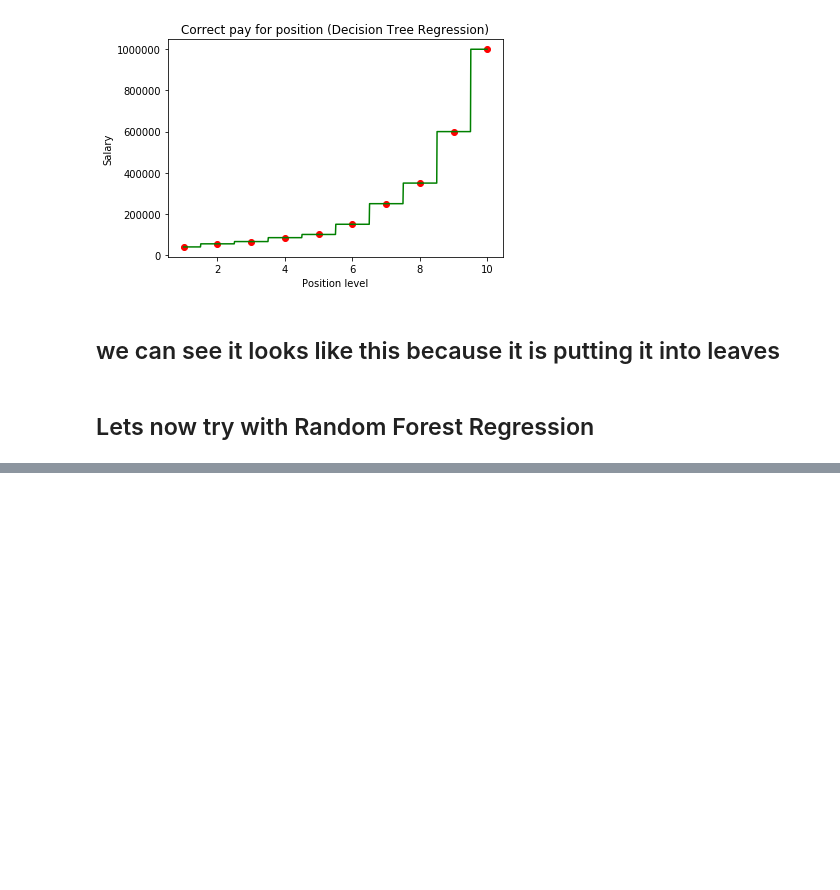
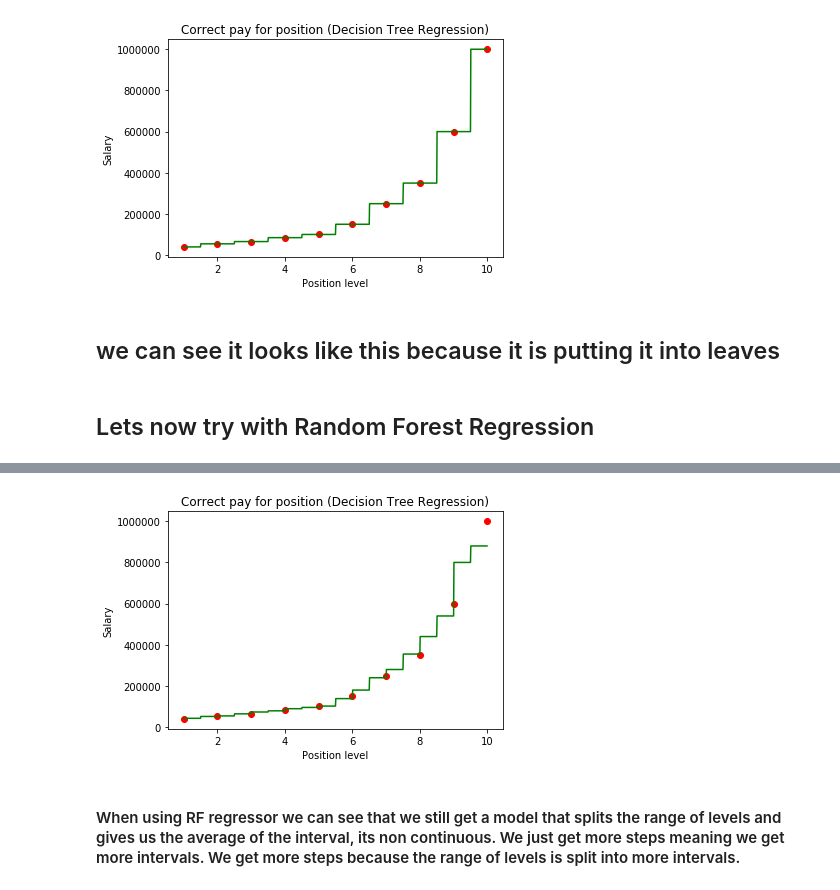
Before and after one commit to kevkid/eduexplora_intro_ML, a Jupyter notebook: lecture_4/lecture_4.ipynb, the cells around one changed output, grey strips where cells are left out. Drawn from its saved outputs; the diff is of its cells as text; code cells hidden in the pictures; blank space fills up the shorter version.

```diff
--- a/lecture_4/lecture_4.ipynb
+++ b/lecture_4/lecture_4.ipynb
@@ -100,0 +108,14 @@ forest_regressor.fit(X, y)
+# %%
+X_grid = np.arange(min(X), max(X), 0.01)
+X_grid = X_grid.reshape((len(X_grid), 1))
+y_hat = forest_regressor.predict(X_grid)
+plt.scatter(X, y, color = 'red')
+plt.plot(X_grid, y_hat, color = 'green')
+plt.title('Correct pay for position (Decision Tree Regression)')
+plt.xlabel('Position level')
+plt.ylabel('Salary')
+plt.show()
+# %% [output]
+[figure, added]
+# %% [markdown]
+#### When using RF regressor we can see that we still get a model that splits the range of levels and gives us the average of the interval, its non continuous. We just get more steps meaning we get more intervals. We get more steps because the range of levels is split into more intervals.
```
Also changed, not shown: parts of 2 cells of this notebook.
